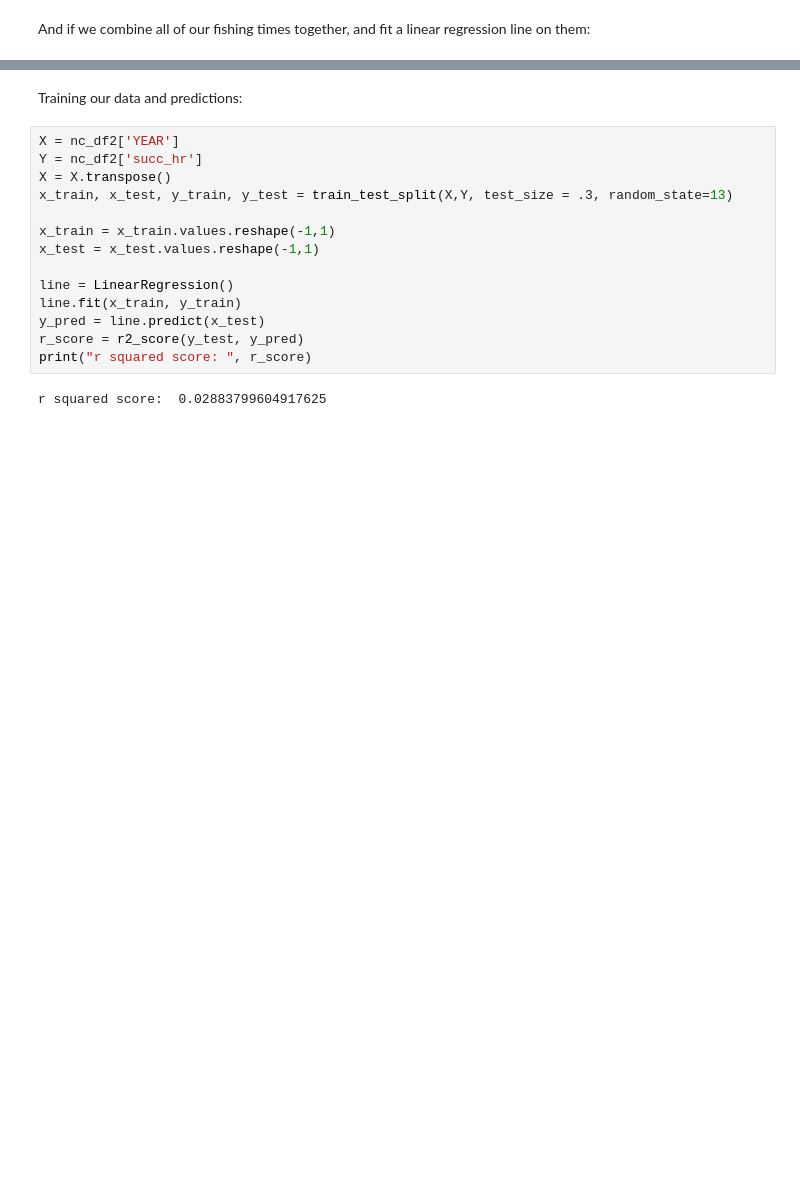
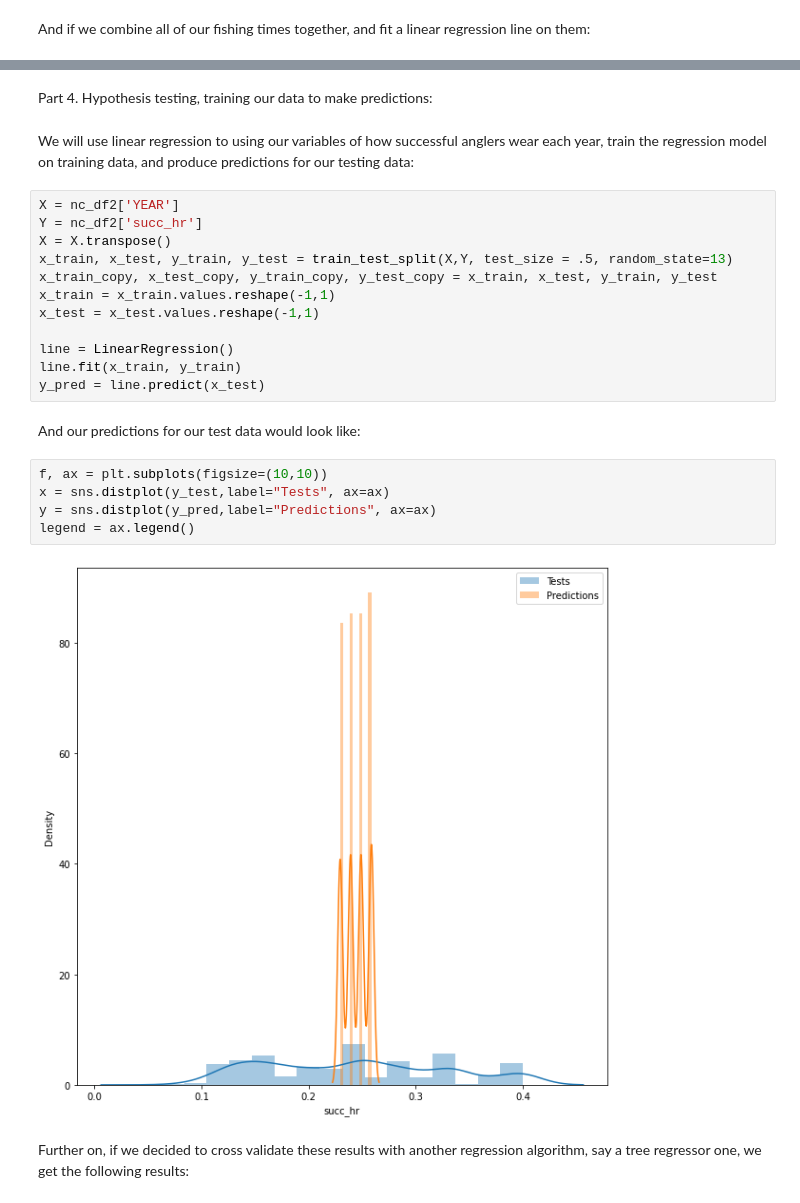
Before and after one commit to shellbatross/shellbatross.github.io, a Jupyter notebook: index.ipynb, the cells around one changed output, grey strips where cells are left out. Saved outputs shown, nothing was run; the diff lists cells and outputs as text; blank space fills up the shorter version.

```diff
--- a/index.ipynb
+++ b/index.ipynb
@@ -367,20 +396,30 @@ We can see from the graph that the average time to go fishing has not changed ov
 
 Unfortunately for us, it appears that there is no optimal time to fish. If we fish at a time when other people are not, we would be severely sacrificing our chances of success catching fish since the average success rate of anglers is one fish every few hours. It seems that the only alternatives for us are to either find our own secluded spots for fishing, or renting a boat out on the water away from other fishermen.
 # %% [markdown]
-Training our data and predictions:
+Part 4.
+Hypothesis testing, training our data to make predictions:
+# %% [markdown]
+We will use linear regression to using our variables of how successful anglers wear each year, train the regression model on training data, and produce predictions for our testing data:
 # %%
 X = nc_df2['YEAR']
 Y = nc_df2['succ_hr']
 X = X.transpose()
-x_train, x_test, y_train, y_test = train_test_split(X,Y, test_size = .3, random_state=13)
-
+x_train, x_test, y_train, y_test = train_test_split(X,Y, test_size = .5, random_state=13)
+x_train_copy, x_test_copy, y_train_copy, y_test_copy = x_train, x_test, y_train, y_test
 x_train = x_train.values.reshape(-1,1)
 x_test = x_test.values.reshape(-1,1)
 
 line = LinearRegression()
 line.fit(x_train, y_train)
 y_pred = line.predict(x_test)
-r_score = r2_score(y_test, y_pred)
-print("r squared score: ", r_score)
-# %% [output]
-r squared score:  0.02883799604917625
+# %% [markdown]
+And our predictions for our test data would look like:
+# %%
+f, ax = plt.subplots(figsize=(10,10))
+x = sns.distplot(y_test,label="Tests", ax=ax)
+y = sns.distplot(y_pred,label="Predictions", ax=ax)
+legend = ax.legend()
+# %% [output]
+[figure, added]
+# %% [markdown]
+Further on, if we decided to cross validate these results with another regression algorithm, say a tree regressor one, we get the following results:
```
Also changed, not shown: parts of 19 cells of this notebook, 4 other files.
